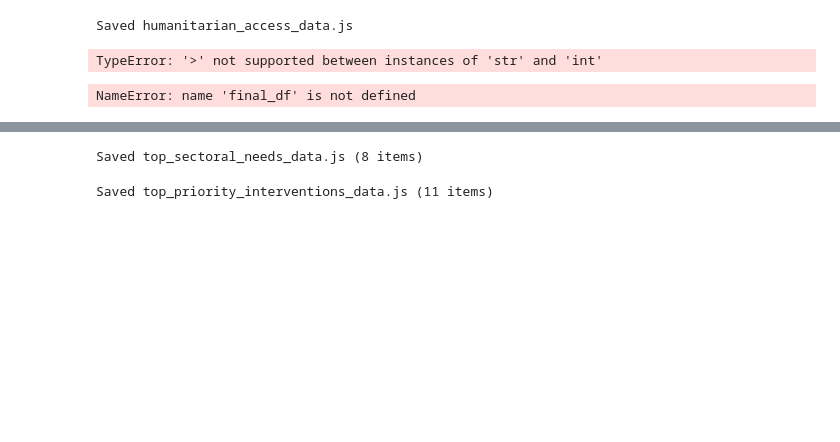
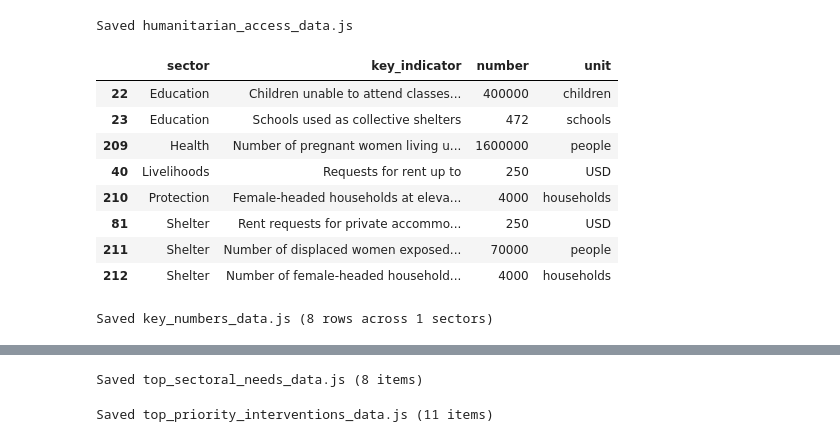
Before and after one commit to MediaMonitoringAndAnalysis/CLEAR-AutomatedAnalysis, a Jupyter notebook: 3-generate_final_results.ipynb, the cells around one changed output, grey strips where cells are left out. Drawn from its saved outputs; the diff is of its cells as text; code cells hidden in the pictures; blank space fills up the shorter version.

Commit message:
data preparation for visualization scripts

```diff
--- a/3-generate_final_results.ipynb
+++ b/3-generate_final_results.ipynb
@@ -208,32 +209,41 @@ Saved humanitarian_access_data.js
 # %%
 numbers_2d = key_indicator_numbers_df[
     (key_indicator_numbers_df.task == "situation_analysis_2d")
     & (key_indicator_numbers_df.risk_score >= 8)
-    & (key_indicator_numbers_df.number > 100)
+    & (key_indicator_numbers_df.number.apply(lambda x: isinstance(x, int) and x > 100))
     & ~(
         (key_indicator_numbers_df.unit == "people")
-        & (key_indicator_numbers_df.number < 1_000)
+
+        & (key_indicator_numbers_df.number.apply(lambda x: isinstance(x, int) and x < 1_000))
     )
 ]
 
 final_df = pd.DataFrame()
 sectors_list = numbers_2d.sector.unique()
 for sector in sectors_list:
     one_sector_df = numbers_2d[numbers_2d.sector == sector]
     units = one_sector_df.unit.unique()
     for one_unit in units:
         max_unit = one_sector_df[
             one_sector_df.unit == one_unit
         ].number.max()
         one_unit_df = one_sector_df[
             (one_sector_df.unit == one_unit)
             & (one_sector_df.number == max_unit)
         ][["sector", "key_indicator", "number", "unit"]].head(1)
         final_df = pd.concat([final_df, one_unit_df])
 
 final_df.sort_values(by="sector")
 # %% [output]
-TypeError: '>' not supported between instances of 'str' and 'int'
+|  | sector | key_indicator | number | unit |
+| 22 | Education | Children unable to attend classes... | 400000 | children |
+| 23 | Education | Schools used as collective shelters | 472 | schools |
+| 209 | Health | Number of pregnant women living u... | 1600000 | people |
+| 40 | Livelihoods | Requests for rent up to | 250 | USD |
+| 210 | Protection | Female-headed households at eleva... | 4000 | households |
+| 81 | Shelter | Rent requests for private accommo... | 250 | USD |
+| 211 | Shelter | Number of displaced women exposed... | 70000 | people |
+| 212 | Shelter | Number of female-headed household... | 4000 | households |
 # %%
 # Save key alarming numbers grouped by sector as JS for the dashboard
 table = (
@@ -267,7 +277,7 @@ with open(viz_folder + "key_sector_numbers_data.js", "w") as f:
 
 print(f"Saved key_numbers_data.js ({len(table)} rows across {len(grouped)} sectors)")
 # %% [output]
-NameError: name 'final_df' is not defined
+Saved key_numbers_data.js (8 rows across 1 sectors)
 # %%
 shock_event = risks_df[risks_df.pillar == "Shock-Event"].reset_index(drop=True)
 shock_event
```
Also changed, not shown: parts of 16 cells of this notebook, 1 other file.
